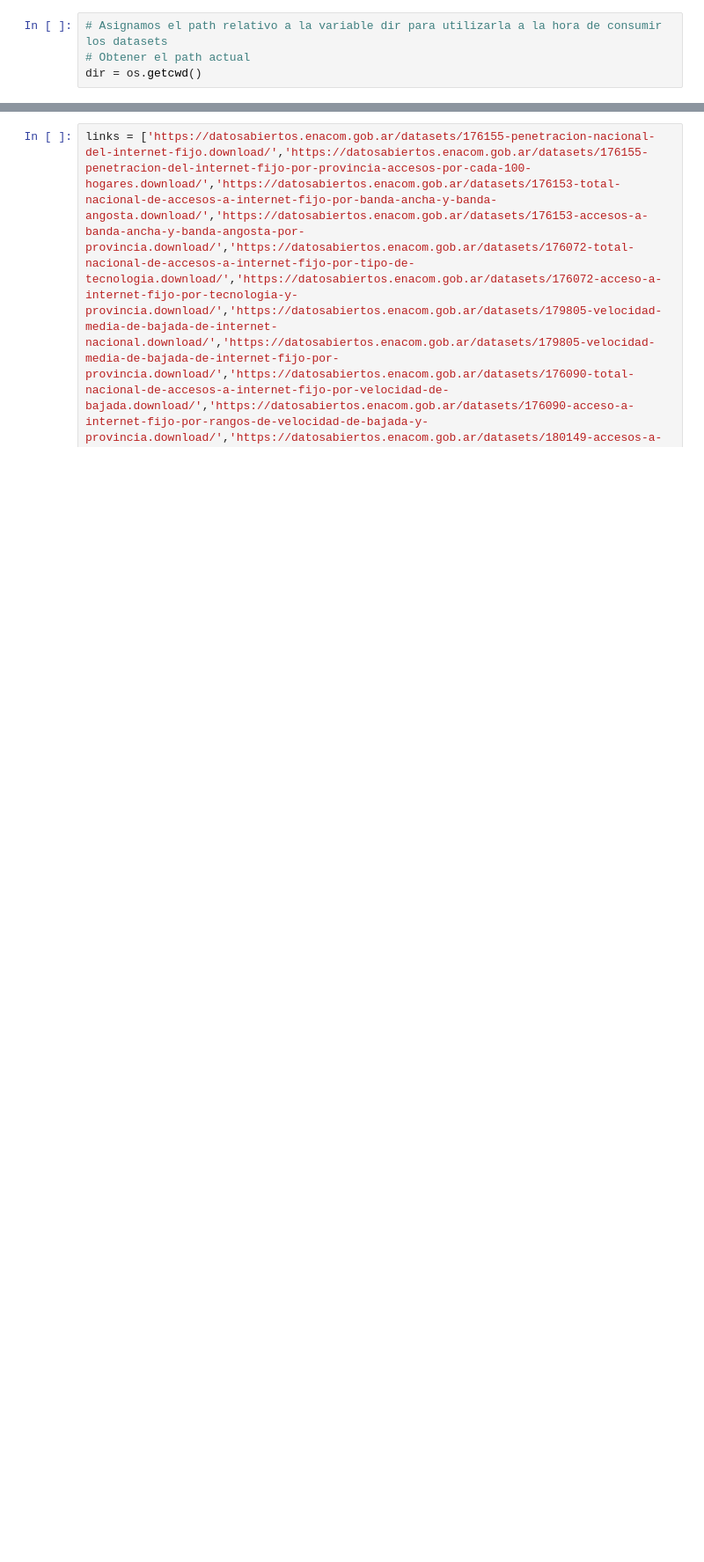
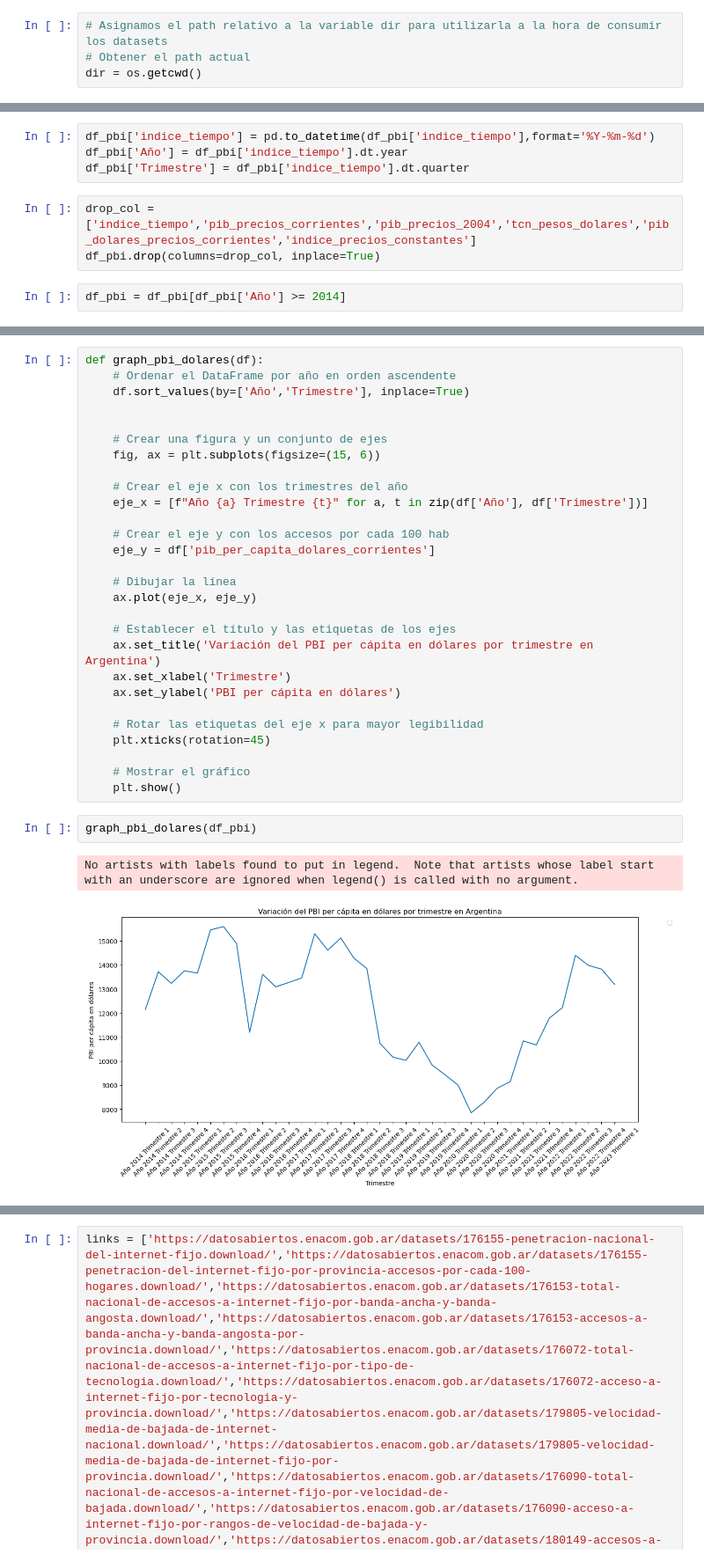
Before and after one commit to pakyxs/ainternet-access-argentina-analysis, a Jupyter notebook: EDA.ipynb, the cells around one changed output, grey strips where cells are left out. Shown: that part at 88% size. Saved outputs shown, nothing was run; the diff lists cells and outputs as text; blank space fills up the shorter version.

```diff
--- a/EDA.ipynb
+++ b/EDA.ipynb
@@ -21,0 +34,9 @@ data = response.json()
+# %%
+df_pbi['indice_tiempo'] = pd.to_datetime(df_pbi['indice_tiempo'],format='%Y-%m-%d')
+df_pbi['Año'] = df_pbi['indice_tiempo'].dt.year
+df_pbi['Trimestre'] = df_pbi['indice_tiempo'].dt.quarter
+# %%
+drop_col = ['indice_tiempo','pib_precios_corrientes','pib_precios_2004','tcn_pesos_dolares','pib_dolares_precios_corrientes','indice_precios_constantes']
+df_pbi.drop(columns=drop_col, inplace=True)
+# %%
+df_pbi = df_pbi[df_pbi['Año'] >= 2014]
@@ -21,0 +54,33 @@ data = response.json()
+# %%
+def graph_pbi_dolares(df):
+    # Ordenar el DataFrame por año en orden ascendente
+    df.sort_values(by=['Año','Trimestre'], inplace=True)
+
+
+    # Crear una figura y un conjunto de ejes
+    fig, ax = plt.subplots(figsize=(15, 6))
+
+    # Crear el eje x con los trimestres del año
+    eje_x = [f"Año {a} Trimestre {t}" for a, t in zip(df['Año'], df['Trimestre'])]
+
+    # Crear el eje y con los accesos por cada 100 hab
+    eje_y = df['pib_per_capita_dolares_corrientes']
+
+    # Dibujar la línea
+    ax.plot(eje_x, eje_y)
+
+    # Establecer el título y las etiquetas de los ejes
+    ax.set_title('Variación del PBI per cápita en dólares por trimestre en Argentina')
+    ax.set_xlabel('Trimestre')
+    ax.set_ylabel('PBI per cápita en dólares')
+
+    # Rotar las etiquetas del eje x para mayor legibilidad
+    plt.xticks(rotation=45)
+
+    # Mostrar el gráfico
+    plt.show()
+# %%
+graph_pbi_dolares(df_pbi)
+# %% [output]
+No artists with labels found to put in legend.  Note that artists whose label start with an underscore are ignored when legend() is called with no argument.
+[figure, added]
```
Also changed, not shown: parts of 65 cells of this notebook, 9 other files.
